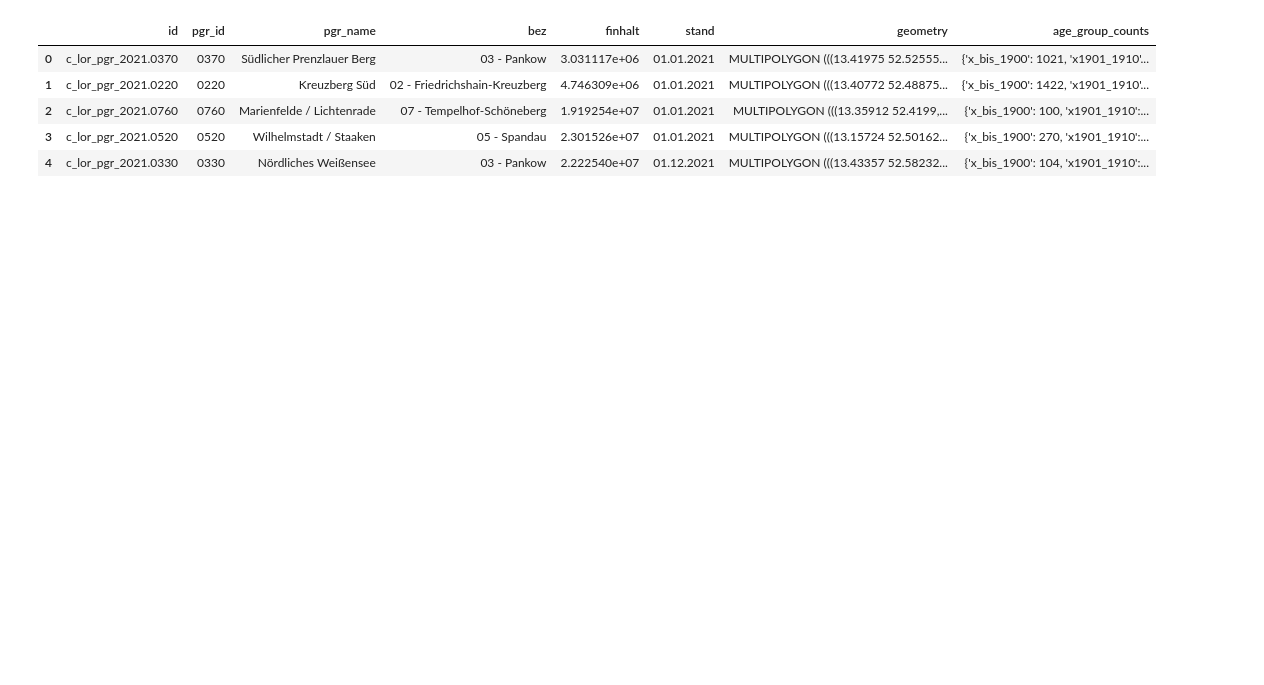
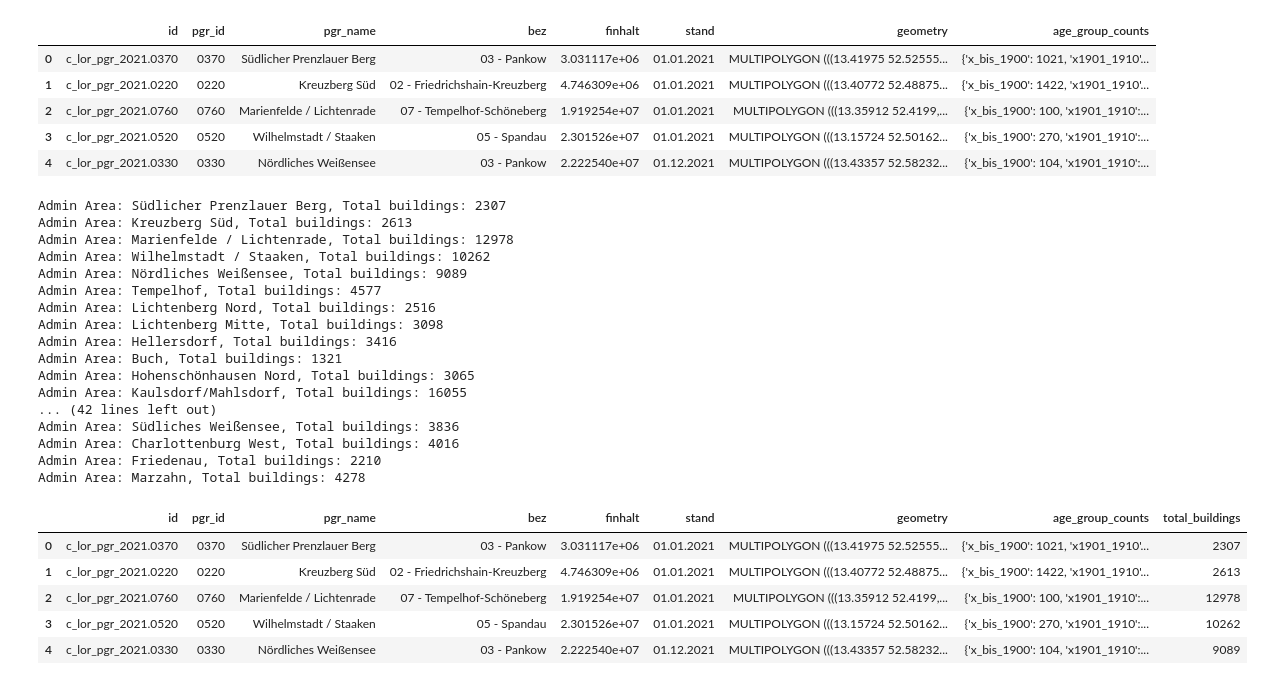
Before and after one commit to technologiestiftung/odis-cardgame, a Jupyter notebook: cardgame/scripts/getBuildingMaxAgegroup.ipynb, the cells around one changed output. Drawn from its saved outputs; the diff is of its cells as text; code cells hidden in the pictures; blank space fills up the shorter version.

```diff
--- a/cardgame/scripts/getBuildingMaxAgegroup.ipynb
+++ b/cardgame/scripts/getBuildingMaxAgegroup.ipynb
@@ -207,4 +222,35 @@ Admin Area: Marzahn, age_group_counts: {'x_bis_1900': 22, 'x1901_1910': 5, 'x191
 | 2 | c_lor_pgr_2021.0760 | 0760 | Marienfelde / Lichtenrade | 07 - Tempelhof-Schöneberg | 1.919254e+07 | 01.01.2021 | MULTIPOLYGON (((13.35912 52.4199,... | {'x_bis_1900': 100, 'x1901_1910':... |
 | 3 | c_lor_pgr_2021.0520 | 0520 | Wilhelmstadt / Staaken | 05 - Spandau | 2.301526e+07 | 01.01.2021 | MULTIPOLYGON (((13.15724 52.50162... | {'x_bis_1900': 270, 'x1901_1910':... |
 | 4 | c_lor_pgr_2021.0330 | 0330 | Nördliches Weißensee | 03 - Pankow | 2.222540e+07 | 01.12.2021 | MULTIPOLYGON (((13.43357 52.58232... | {'x_bis_1900': 104, 'x1901_1910':... |
+# %%
+#Calculation of total_buildings for each administrative area
+admin_areas["total_buildings"] = admin_areas.apply(
+    lambda row: calculate_buildings_number(row, df_Building_agegroup), axis=1
+)
+
+admin_areas.head()
+# %% [output]
+Admin Area: Südlicher Prenzlauer Berg, Total buildings: 2307
+Admin Area: Kreuzberg Süd, Total buildings: 2613
+Admin Area: Marienfelde / Lichtenrade, Total buildings: 12978
+Admin Area: Wilhelmstadt / Staaken, Total buildings: 10262
+Admin Area: Nördliches Weißensee, Total buildings: 9089
+Admin Area: Tempelhof, Total buildings: 4577
+Admin Area: Lichtenberg Nord, Total buildings: 2516
+Admin Area: Lichtenberg Mitte, Total buildings: 3098
+Admin Area: Hellersdorf, Total buildings: 3416
+Admin Area: Buch, Total buildings: 1321
+Admin Area: Hohenschönhausen Nord, Total buildings: 3065
+Admin Area: Kaulsdorf/Mahlsdorf, Total buildings: 16055
+... (42 lines left out)
+Admin Area: Südliches Weißensee, Total buildings: 3836
+Admin Area: Charlottenburg West, Total buildings: 4016
+Admin Area: Friedenau, Total buildings: 2210
+Admin Area: Marzahn, Total buildings: 4278
+|  | id | pgr_id | pgr_name | bez | finhalt | stand | geometry | age_group_counts | total_buildings |
+| 0 | c_lor_pgr_2021.0370 | 0370 | Südlicher Prenzlauer Berg | 03 - Pankow | 3.031117e+06 | 01.01.2021 | MULTIPOLYGON (((13.41975 52.52555... | {'x_bis_1900': 1021, 'x1901_1910'... | 2307 |
+| 1 | c_lor_pgr_2021.0220 | 0220 | Kreuzberg Süd | 02 - Friedrichshain-Kreuzberg | 4.746309e+06 | 01.01.2021 | MULTIPOLYGON (((13.40772 52.48875... | {'x_bis_1900': 1422, 'x1901_1910'... | 2613 |
+| 2 | c_lor_pgr_2021.0760 | 0760 | Marienfelde / Lichtenrade | 07 - Tempelhof-Schöneberg | 1.919254e+07 | 01.01.2021 | MULTIPOLYGON (((13.35912 52.4199,... | {'x_bis_1900': 100, 'x1901_1910':... | 12978 |
+| 3 | c_lor_pgr_2021.0520 | 0520 | Wilhelmstadt / Staaken | 05 - Spandau | 2.301526e+07 | 01.01.2021 | MULTIPOLYGON (((13.15724 52.50162... | {'x_bis_1900': 270, 'x1901_1910':... | 10262 |
+| 4 | c_lor_pgr_2021.0330 | 0330 | Nördliches Weißensee | 03 - Pankow | 2.222540e+07 | 01.12.2021 | MULTIPOLYGON (((13.43357 52.58232... | {'x_bis_1900': 104, 'x1901_1910':... | 9089 |
 # %%
```
Also changed, not shown: parts of 5 cells of this notebook, 24 other files.
